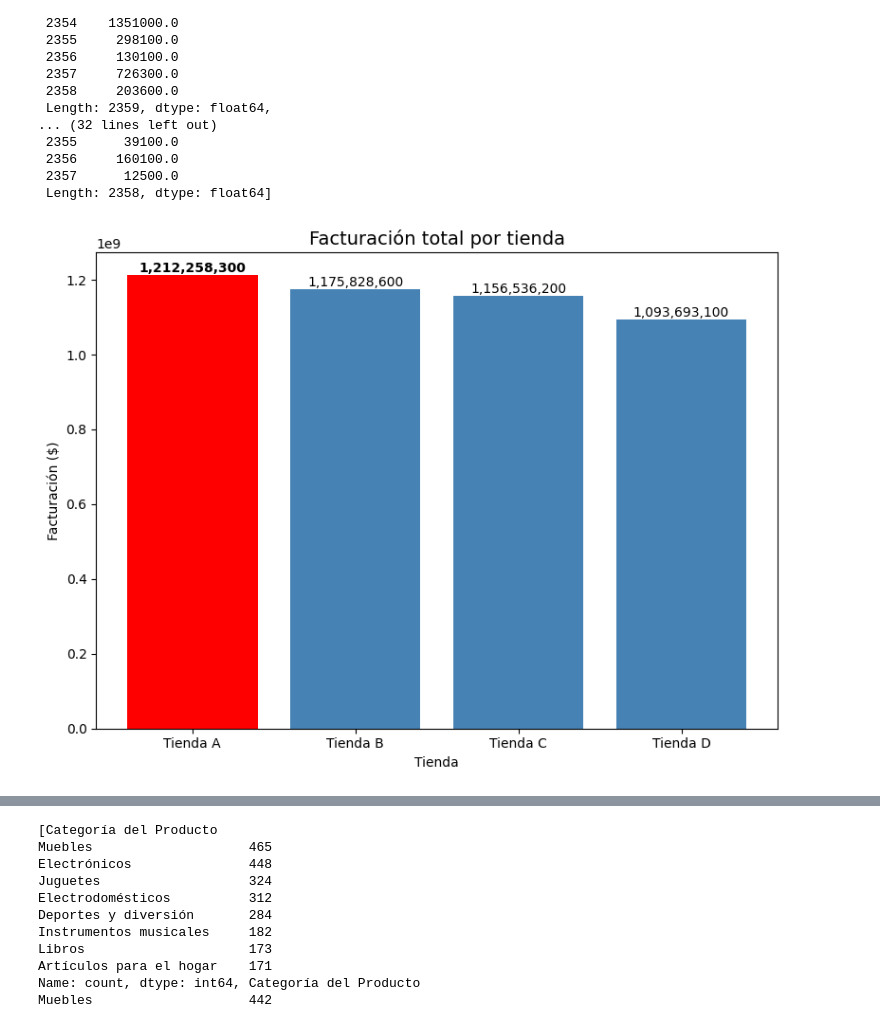
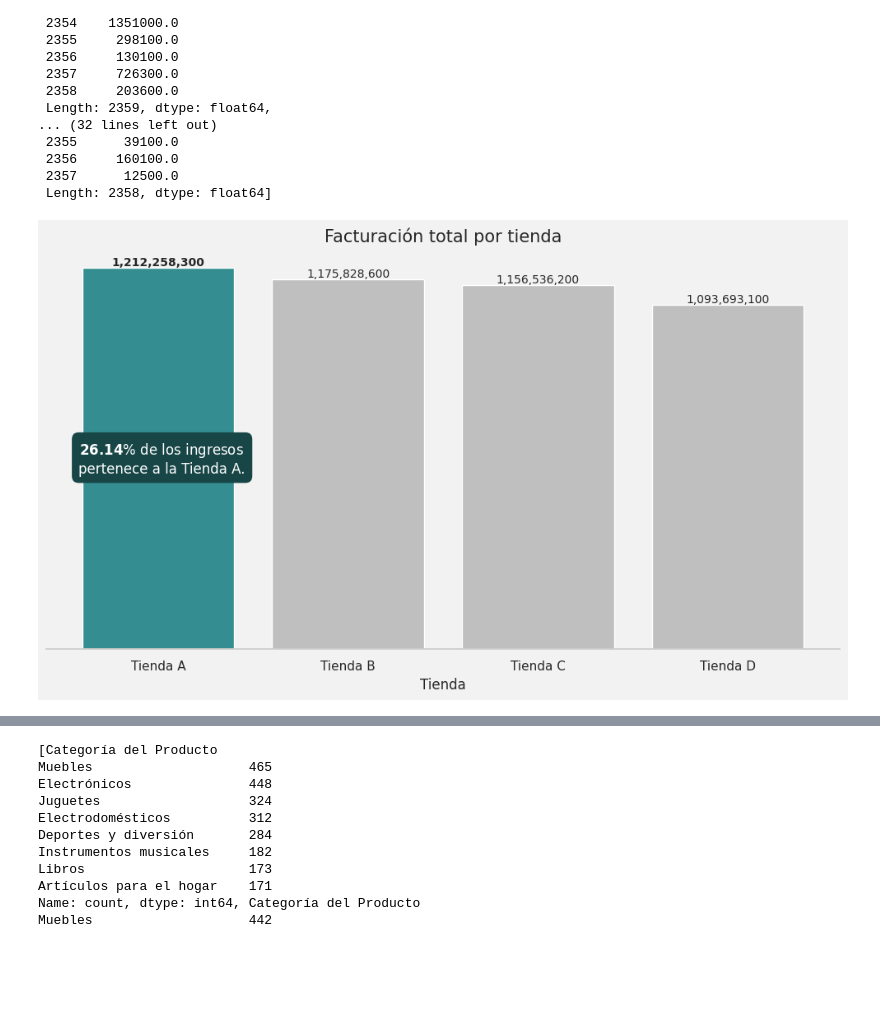
Before and after one commit to Belita-Lili/analisis-ventas-multitienda-alura, a Jupyter notebook: Tiendas_DC_Alura.ipynb, the cells around one changed output, grey strips where cells are left out. Saved outputs shown, nothing was run; the diff lists cells and outputs as text; code cells hidden in the pictures; blank space fills up the shorter version.

```diff
--- a/Tiendas_DC_Alura.ipynb
+++ b/Tiendas_DC_Alura.ipynb
@@ -8 +31,6 @@
+# %%
+# Adicionamos los colores al proyecto
+Blanco_1,	Blanco_2,	Blanco_3 = "#f2f2f2","#d9d9d9","#bfbfbf"
+Turquesa_1,	Turquesa_2,	Turquesa_3, ="#348e91",	"#2e7f82"	,"#286f72"
+Negro_Carbón,	Abeto_1,	Abeto_2,	Verde_1,	Verde_2 ="#0a0c0d",	"#213635",	"#1d2f2f",	"#1c5052",	"#184647"
 # %% [markdown]
@@ -163,33 +155,52 @@ df_facturacion = pd.DataFrame({
     'Facturación': totales
 })
 # %%
-# Identificar el índice del valor máximo
+# Índice del valor máximo
 max_index = df_facturacion['Facturación'].idxmax()
 
-# Asignar colores: el más alto en rojo, los demás en azul
-colors = ['red' if i == max_index else 'steelblue' for i in range(len(df_facturacion))]
+# Calcular porcentaje Tienda A
+facturacion_total = df_facturacion['Facturación'].sum()
+facturacion_tienda_a = df_facturacion[df_facturacion['Tienda'] == 'Tienda A']['Facturación'].values[0]
+porcentaje = facturacion_tienda_a / facturacion_total * 100
 
-# Crear gráfico
-plt.figure(figsize=(8, 6))
+# Configuraciones del gráfico
+plt.figure(figsize=(10, 6), facecolor=Blanco_1)
+ax = plt.axes()
+ax.set_facecolor(Blanco_1)
 bars = plt.bar(df_facturacion['Tienda'], df_facturacion['Facturación'], color=colors)
 
-# Añadir texto encima de cada barra
+# Etiquetas por barra
 for bar in bars:
     yval = bar.get_height()
     plt.text(
         bar.get_x() + bar.get_width() / 2,
         yval,
         f'{yval:,.0f}',
         ha='center',
         va='bottom',
         fontsize=10,
-        fontweight='bold' if bar.get_facecolor() == (1.0, 0.0, 0.0, 1.0) else 'normal'  # negrita para el más alto
+        fontweight='bold' if bar.get_facecolor()[:3] == (52/255, 142/255, 145/255) else 'normal'
     )
 
-plt.title("Facturación total por tienda", fontsize=14)
+# Texto destacado centrado
+plt.text(
+    x=len(df_facturacion) / 200,  # centro aproximado
+    y=max(df_facturacion['Facturación']) * 0.50,  # altura del 90%
+    s=f"$\\bf{{{porcentaje:.2f}}}$% de los ingresos \npertenece a la Tienda A.",
+    ha='center',
+    va='center',
+    color='white',
+    fontsize=12,
+    bbox=dict(boxstyle="round,pad=0.5", facecolor=Verde_2, edgecolor='none')
+)
+
+plt.title("Facturación total por tienda", fontsize=15)
 plt.xlabel("Tienda")
+ax.spines[['top', 'right', 'left']].set_visible(False)
+plt.gca().axes.get_yaxis().set_visible(False)
 plt.ylabel("Facturación ($)")
 plt.tight_layout()
+plt.grid(False)
 plt.show()
 # %% [output]
-[figure, old version]
+[figure, new version]
```
Also changed, not shown: parts of 49 cells of this notebook.
